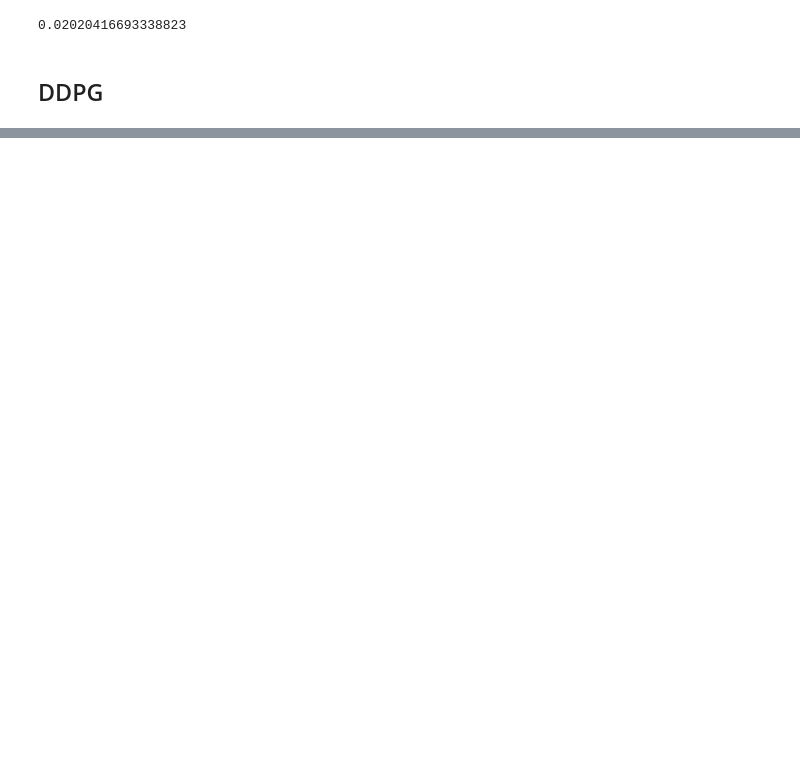
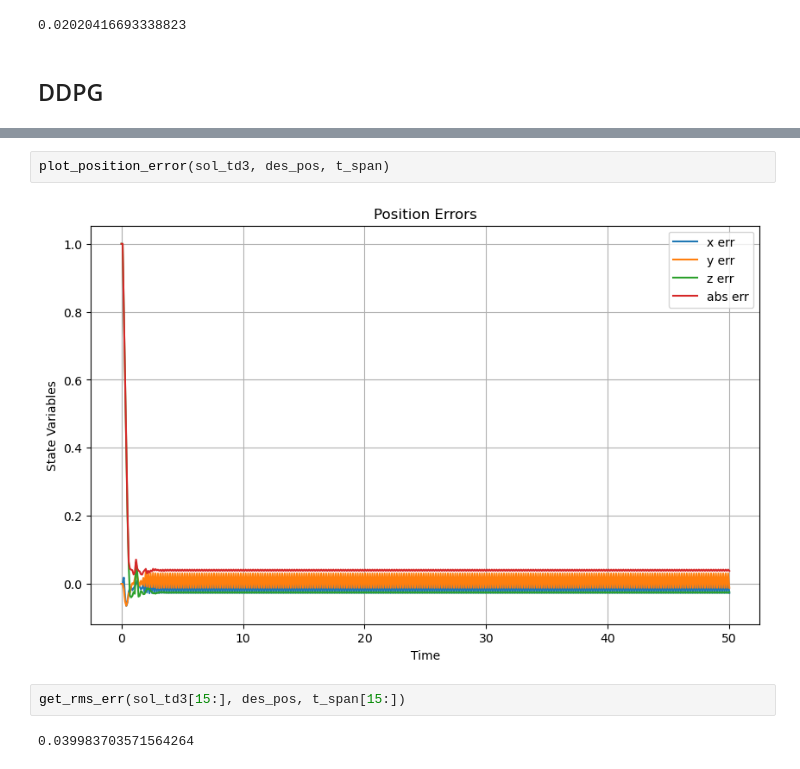
Before and after one commit to damurka5/RL_CDPR, a Jupyter notebook: mujoco_py/11_SB3_PPO&DDPG_evaluation.ipynb, the cells around one changed output, grey strips where cells are left out. Saved outputs shown, nothing was run; the diff lists cells and outputs as text; blank space fills up the shorter version.

```diff
--- a/mujoco_py/11_SB3_PPO&DDPG_evaluation.ipynb
+++ b/mujoco_py/11_SB3_PPO&DDPG_evaluation.ipynb
@@ -399,0 +435,8 @@ np.sqrt(mean_err)
+# %%
+plot_position_error(sol_td3, des_pos, t_span)
+# %% [output]
+[figure, added]
+# %%
+get_rms_err(sol_td3[15:], des_pos, t_span[15:])
+# %% [output]
+0.039983703571564264
```
Also changed, not shown: parts of 12 cells of this notebook, 16 other files.
